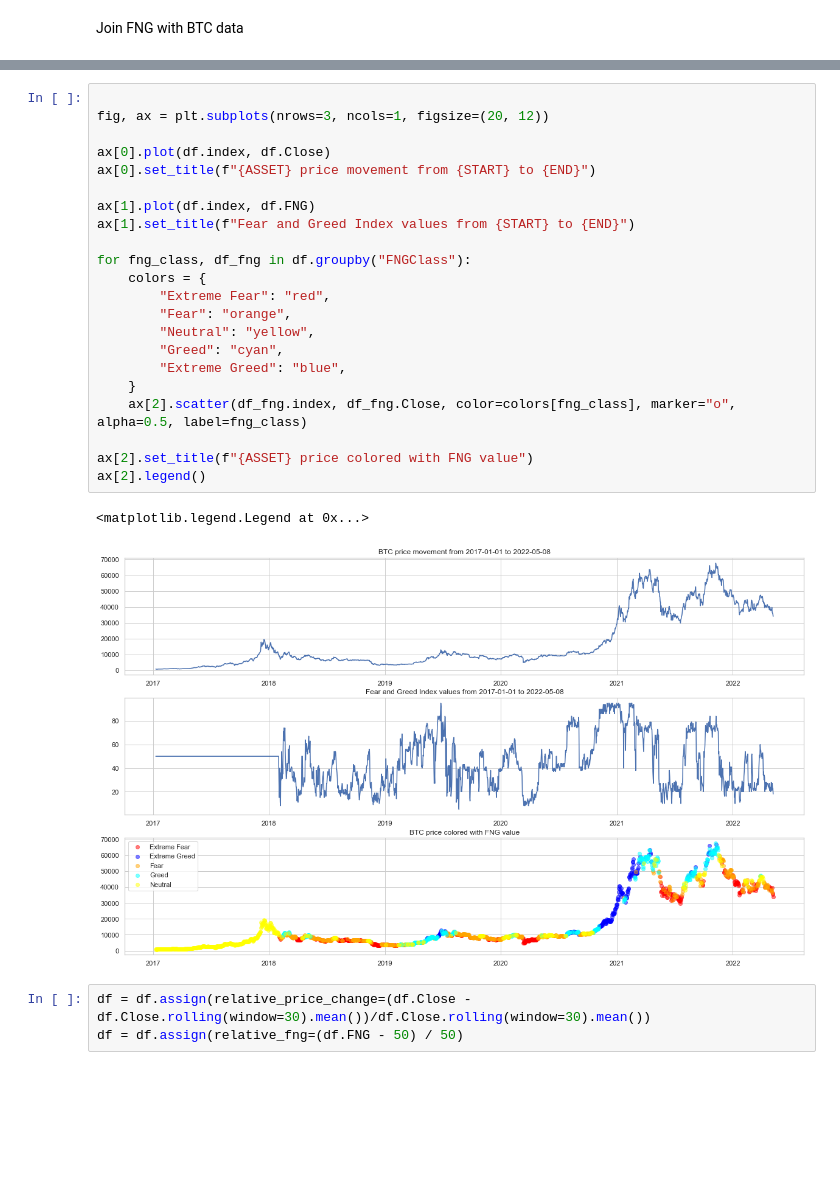
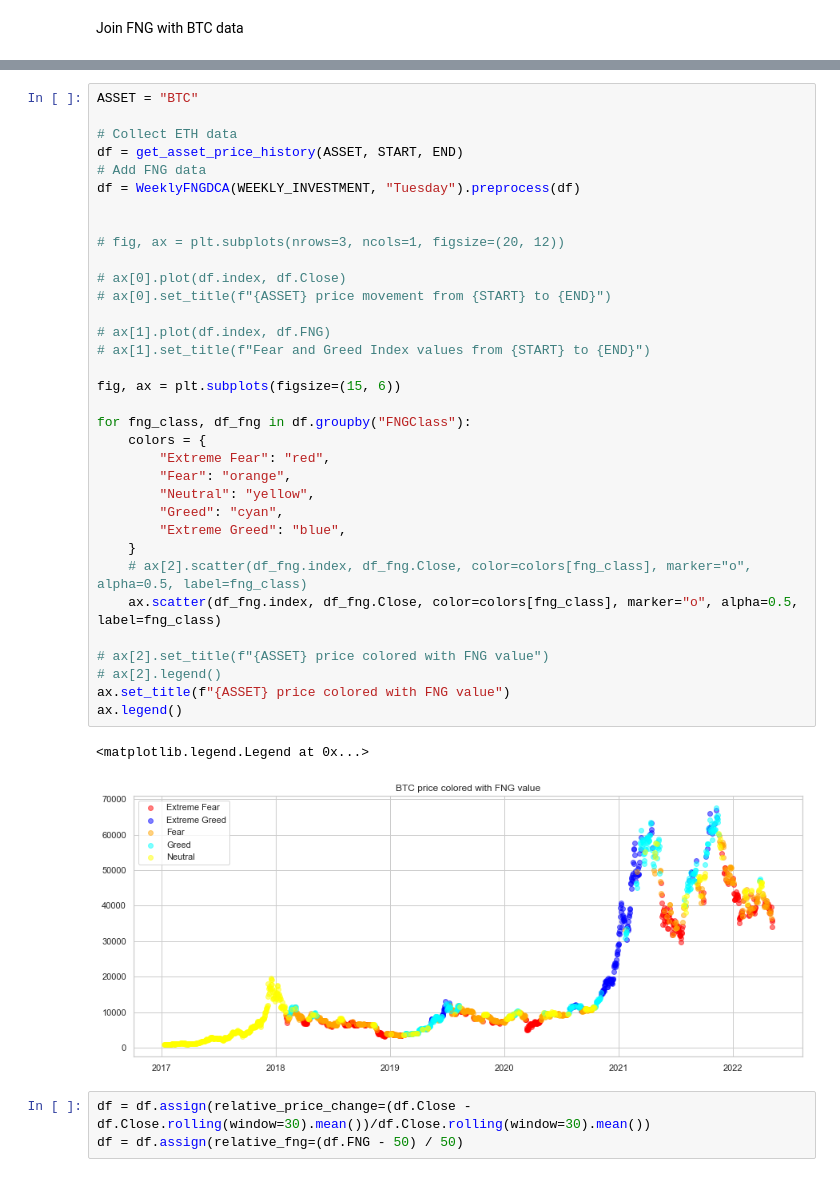
Before and after one commit to denisbrogg/dca-ideas, a Jupyter notebook: notebooks/fng-btc-correlation.ipynb, the cells around one changed output, grey strips where cells are left out. Drawn from its saved outputs; the diff is of its cells as text; blank space fills up the shorter version.

Commit message:
plots for blog post

```diff
--- a/notebooks/fng-btc-correlation.ipynb
+++ b/notebooks/fng-btc-correlation.ipynb
@@ -41,30 +43,42 @@ df.tail()
 | 2022-05-07 | 36042.503906 | 36129.925781 | 34940.824219 | 35501.953125 | 35501.953125 | 24375896406 | 23.0 | Extreme Fear | Saturday |
 | 2022-05-08 | 35502.941406 | 35502.941406 | 33878.964844 | 34059.265625 | 34059.265625 | 36763041910 | 18.0 | Extreme Fear | Sunday |
 # %%
+ASSET = "BTC"
 
-fig, ax = plt.subplots(nrows=3, ncols=1, figsize=(20, 12))
+# Collect ETH data
+df = get_asset_price_history(ASSET, START, END)
+# Add FNG data
+df = WeeklyFNGDCA(WEEKLY_INVESTMENT, "Tuesday").preprocess(df)
 
-ax[0].plot(df.index, df.Close)
-ax[0].set_title(f"{ASSET} price movement from {START} to {END}")
 
-ax[1].plot(df.index, df.FNG)
-ax[1].set_title(f"Fear and Greed Index values from {START} to {END}")
+# fig, ax = plt.subplots(nrows=3, ncols=1, figsize=(20, 12))
+
+# ax[0].plot(df.index, df.Close)
+# ax[0].set_title(f"{ASSET} price movement from {START} to {END}")
+
+# ax[1].plot(df.index, df.FNG)
+# ax[1].set_title(f"Fear and Greed Index values from {START} to {END}")
+
+fig, ax = plt.subplots(figsize=(15, 6))
 
 for fng_class, df_fng in df.groupby("FNGClass"):
     colors = {
         "Extreme Fear": "red",
         "Fear": "orange",
         "Neutral": "yellow",
         "Greed": "cyan",
         "Extreme Greed": "blue",
     }
-    ax[2].scatter(df_fng.index, df_fng.Close, color=colors[fng_class], marker="o", alpha=0.5, label=fng_class)
+    # ax[2].scatter(df_fng.index, df_fng.Close, color=colors[fng_class], marker="o", alpha=0.5, label=fng_class)
+    ax.scatter(df_fng.index, df_fng.Close, color=colors[fng_class], marker="o", alpha=0.5, label=fng_class)
 
-ax[2].set_title(f"{ASSET} price colored with FNG value")
-ax[2].legend()
+# ax[2].set_title(f"{ASSET} price colored with FNG value")
+# ax[2].legend()
+ax.set_title(f"{ASSET} price colored with FNG value")
+ax.legend()
 # %% [output]
 <matplotlib.legend.Legend at 0x...>
-[figure, old version]
+[figure, new version]
 # %%
 df = df.assign(relative_price_change=(df.Close - df.Close.rolling(window=30).mean())/df.Close.rolling(window=30).mean())
 df = df.assign(relative_fng=(df.FNG - 50) / 50)
```
Also changed, not shown: parts of 6 cells of this notebook, 27 other files.
